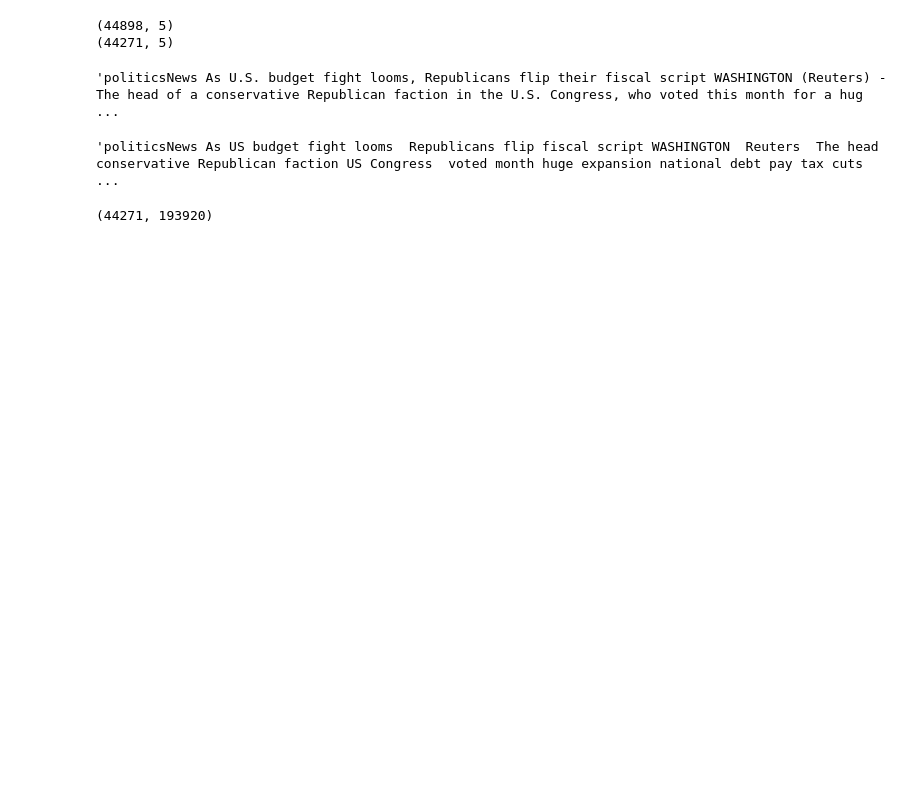
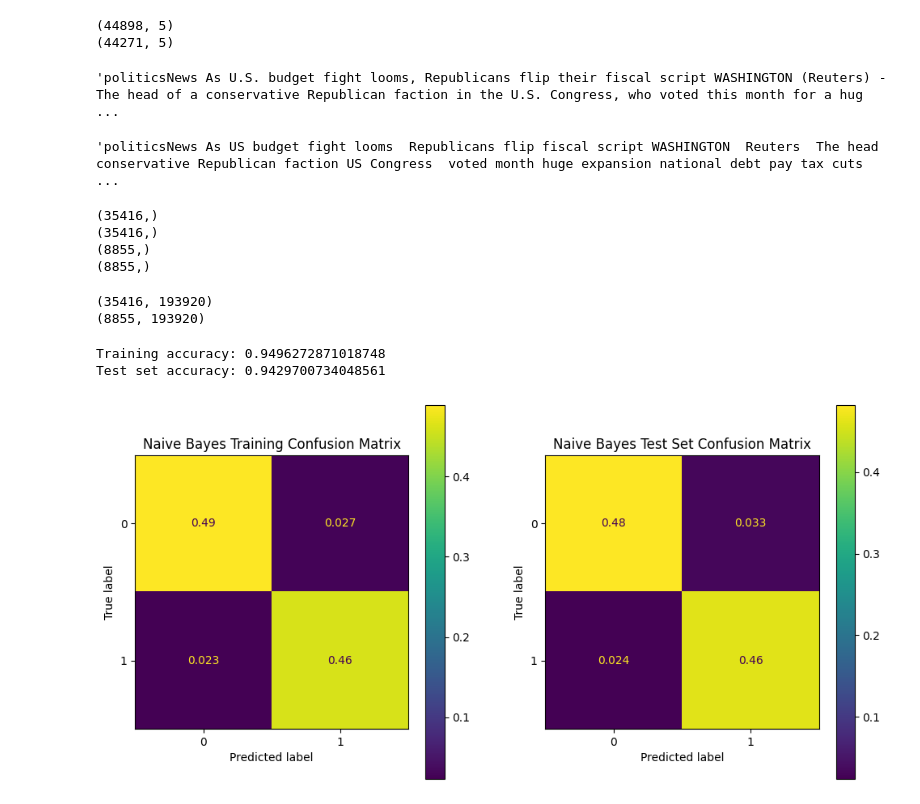
Before and after one commit to reformedgamer/classifying_fake_news, a Jupyter notebook: main.ipynb, the cells around one changed output. Cells and saved outputs as stored; diff of their text form; code cells hidden in the pictures; blank space fills up the shorter version.

Commit message:
Update main.ipynb
Completed classification task for multinomial naive bayes classifier, except for hyperparameter tuning.

```diff
--- a/main.ipynb
+++ b/main.ipynb
@@ -85,9 +89,23 @@ cleaned = combined_fields.str.replace("-", " ", regex=False).apply(lambda x: " "
 cleaned.iloc[0]
 # %% [output]
 'politicsNews As US budget fight looms  Republicans flip fiscal script WASHINGTON  Reuters  The head conservative Republican faction US Congress  voted month huge expansion national debt pay tax cuts  ...
+# %%
+news_X_train, news_X_test, y_train, y_test = train_test_split(cleaned, full_dataset["label"], test_size=0.2, random_state=42)
+print(news_X_train.shape)
+print(y_train.shape)
+print(news_X_test.shape)
+print(y_test.shape)
+# %% [output]
+(35416,)
+(35416,)
+(8855,)
+(8855,)
 # %%
 tfidf = TfidfVectorizer(strip_accents="unicode", stop_words="english")
-news_X = tfidf.fit_transform(cleaned)
-print(news_X.shape)
+tfidf.fit(cleaned)
+tfidf_X_train, tfidf_X_test = tfidf.transform(news_X_train), tfidf.transform(news_X_test)
+print(tfidf_X_train.shape)
+print(tfidf_X_test.shape)
 # %% [output]
-(44271, 193920)
+(35416, 193920)
+(8855, 193920)
@@ -100,4 +112,17 @@ print(news_y_test.shape)
 # %%
 newsbasicNB = MultinomialNB()
-newsbasicNB.fit(news_X_train, news_y_train)
-print(newsbasicNB.score(news_X_train, news_y_train), newsbasicNB.score(news_X_test, news_y_test))
+newsbasicNB.fit(tfidf_X_train, y_train)
+print("Training accuracy:", newsbasicNB.score(tfidf_X_train, y_train))
+print("Test set accuracy:", newsbasicNB.score(tfidf_X_test, y_test))
+# %% [output]
+Training accuracy: 0.9496272871018748
+Test set accuracy: 0.9429700734048561
+# %%
+fig, axs = plt.subplots(nrows=1, ncols=2, figsize=(12, 6))
+ConfusionMatrixDisplay.from_estimator(newsbasicNB, tfidf_X_train, y_train, normalize="all", ax=axs[0])
+ConfusionMatrixDisplay.from_estimator(newsbasicNB, tfidf_X_test, y_test, normalize="all", ax=axs[1])
+axs[0].set_title("Naive Bayes Training Confusion Matrix")
+axs[1].set_title("Naive Bayes Test Set Confusion Matrix")
+plt.show()
+# %% [output]
+[figure, added]
```
Also changed, not shown: parts of 4 cells of this notebook.
